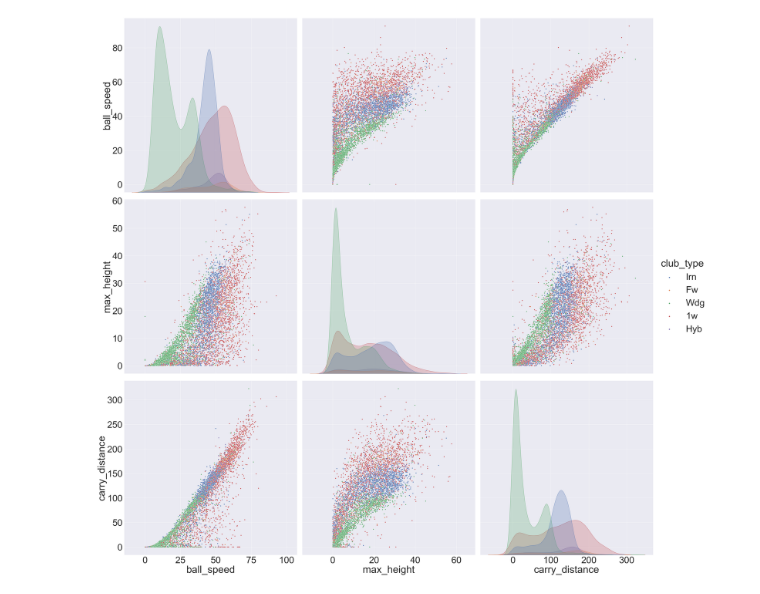
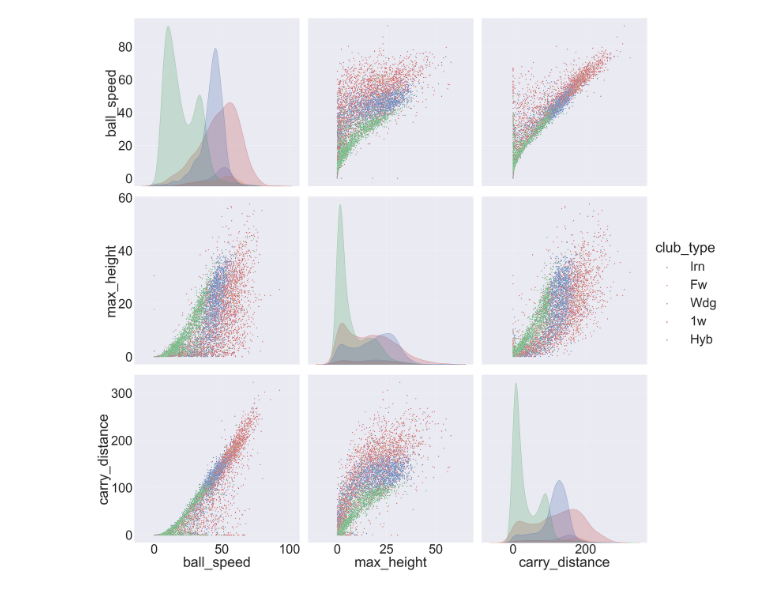
Before and after one commit to josiah-d/Golf-Ball-Carry-Distance, a Jupyter notebook: notebooks/eda.ipynb, the cells around one changed output. Saved outputs shown, nothing was run; the diff lists cells and outputs as text; code cells hidden in the pictures.

```diff
--- a/notebooks/eda.ipynb
+++ b/notebooks/eda.ipynb
@@ -48,8 +48,8 @@ cols = ['club_type', 'ball_speed', 'max_height', 'carry_distance']
 sub_df = df[cols]
 # %%
 # plot scatter matrix
-sns.set(font_scale = 5)
+sns.set(font_scale = 7)
 scatter = sns.pairplot(sub_df, diag_kind='kde', hue='club_type', height=16)
 scatter.savefig('../img/scatter_matrix/scatter.png')
 # %% [output]
-[figure, old version]
+[figure, new version]
```
Also changed, not shown: parts of 1 cell of this notebook, 9 other files.
